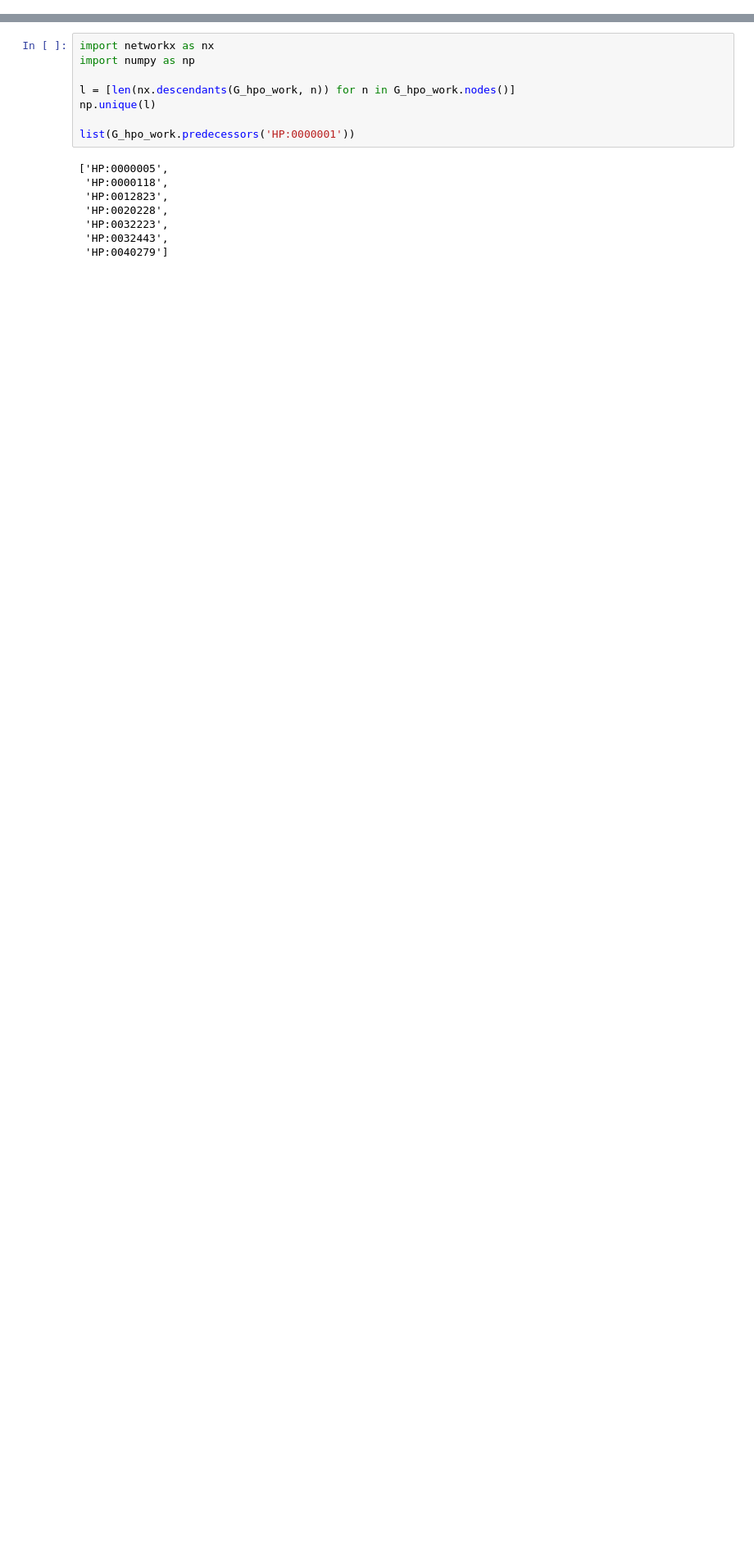
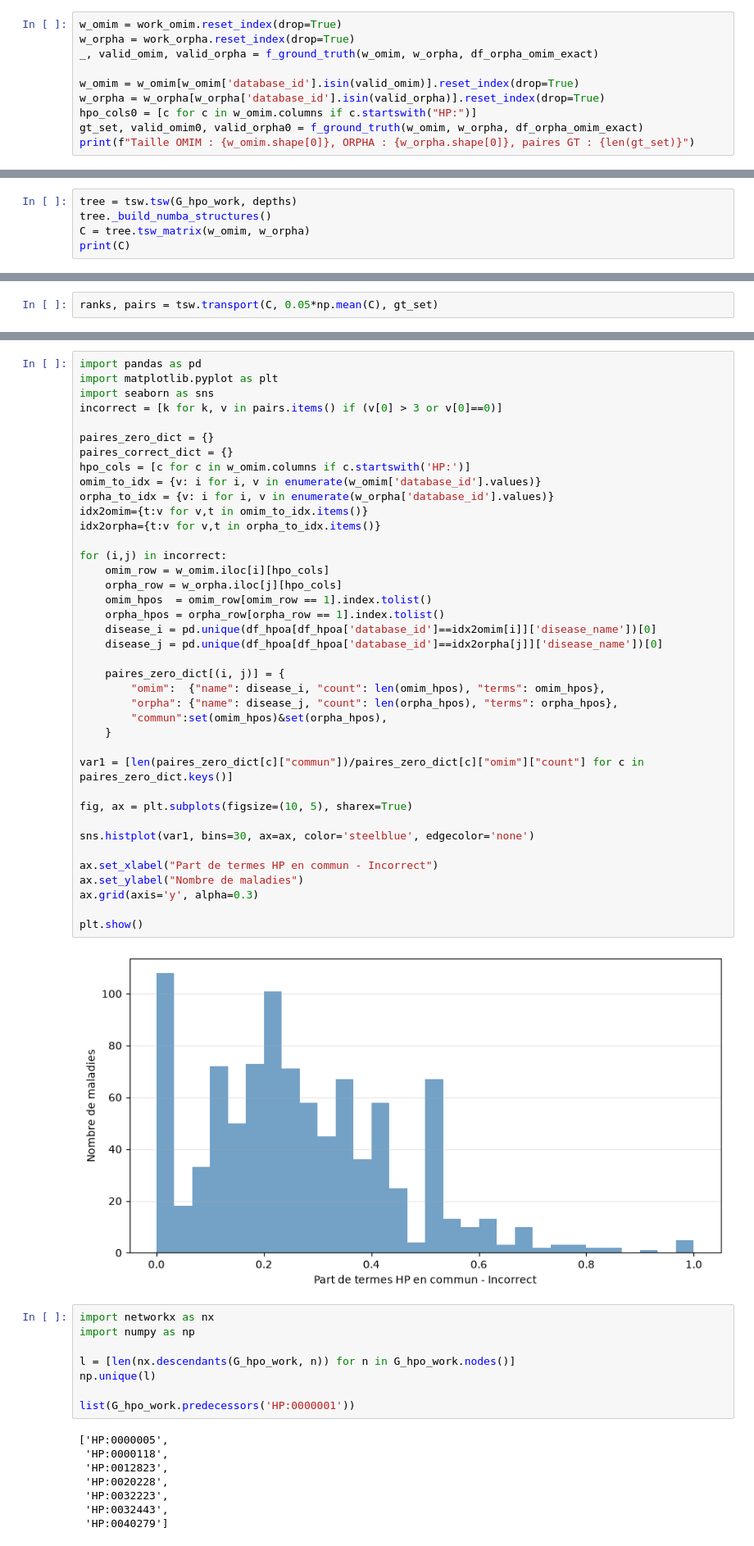
Before and after one commit to averniere/OT_simulation_maladies, a Jupyter notebook: Embeddings/brouillon.ipynb, the cells around one changed output, grey strips where cells are left out. Shown at 82% size. Saved outputs shown, nothing was run; the diff lists cells and outputs as text; blank space fills up the shorter version.

```diff
--- a/Embeddings/brouillon.ipynb
+++ b/Embeddings/brouillon.ipynb
@@ -5,0 +29,10 @@ Correspondances trouvées : 550
+# %%
+w_omim = work_omim.reset_index(drop=True)
+w_orpha = work_orpha.reset_index(drop=True)
+_, valid_omim, valid_orpha = f_ground_truth(w_omim, w_orpha, df_orpha_omim_exact)
+
+w_omim = w_omim[w_omim['database_id'].isin(valid_omim)].reset_index(drop=True)
+w_orpha = w_orpha[w_orpha['database_id'].isin(valid_orpha)].reset_index(drop=True)
+hpo_cols0 = [c for c in w_omim.columns if c.startswith("HP:")]
+gt_set, valid_omim0, valid_orpha0 = f_ground_truth(w_omim, w_orpha, df_orpha_omim_exact)
+print(f"Taille OMIM : {w_omim.shape[0]}, ORPHA : {w_orpha.shape[0]}, paires GT : {len(gt_set)}")
@@ -5,0 +112,5 @@ Correspondances trouvées : 550
+# %%
+tree = tsw.tsw(G_hpo_work, depths)
+tree._build_numba_structures()
+C = tree.tsw_matrix(w_omim, w_orpha)
+print(C)
@@ -5,0 +125,2 @@ Correspondances trouvées : 550
+# %%
+ranks, pairs = tsw.transport(C, 0.05*np.mean(C), gt_set)
@@ -6,3 +141,44 @@ Correspondances trouvées : 550
+# %%
+import pandas as pd
+import matplotlib.pyplot as plt
+import seaborn as sns
+incorrect = [k for k, v in pairs.items() if (v[0] > 3 or v[0]==0)]
+
+paires_zero_dict = {}
+paires_correct_dict = {}
+hpo_cols = [c for c in w_omim.columns if c.startswith('HP:')]
+omim_to_idx = {v: i for i, v in enumerate(w_omim['database_id'].values)}
+orpha_to_idx = {v: i for i, v in enumerate(w_orpha['database_id'].values)}
+idx2omim={t:v for v,t in omim_to_idx.items()}
+idx2orpha={t:v for v,t in orpha_to_idx.items()}
+
+for (i,j) in incorrect:
+    omim_row = w_omim.iloc[i][hpo_cols]
+    orpha_row = w_orpha.iloc[j][hpo_cols]
+    omim_hpos  = omim_row[omim_row == 1].index.tolist()
+    orpha_hpos = orpha_row[orpha_row == 1].index.tolist()
+    disease_i = pd.unique(df_hpoa[df_hpoa['database_id']==idx2omim[i]]['disease_name'])[0]
+    disease_j = pd.unique(df_hpoa[df_hpoa['database_id']==idx2orpha[j]]['disease_name'])[0]
+
+    paires_zero_dict[(i, j)] = {
+        "omim":  {"name": disease_i, "count": len(omim_hpos), "terms": omim_hpos},
+        "orpha": {"name": disease_j, "count": len(orpha_hpos), "terms": orpha_hpos},
+        "commun":set(omim_hpos)&set(orpha_hpos),
+    }
+
+var1 = [len(paires_zero_dict[c]["commun"])/paires_zero_dict[c]["omim"]["count"] for c in paires_zero_dict.keys()]
+
+fig, ax = plt.subplots(figsize=(10, 5), sharex=True)
+
+sns.histplot(var1, bins=30, ax=ax, color='steelblue', edgecolor='none')
+
+ax.set_xlabel("Part de termes HP en commun - Incorrect")
+ax.set_ylabel("Nombre de maladies")
+ax.grid(axis='y', alpha=0.3)
+
+plt.show()
+# %% [output]
+[figure, added]
 # %%
 import networkx as nx
 import numpy as np
```
Also changed, not shown: parts of 10 cells of this notebook, 2 other files.
